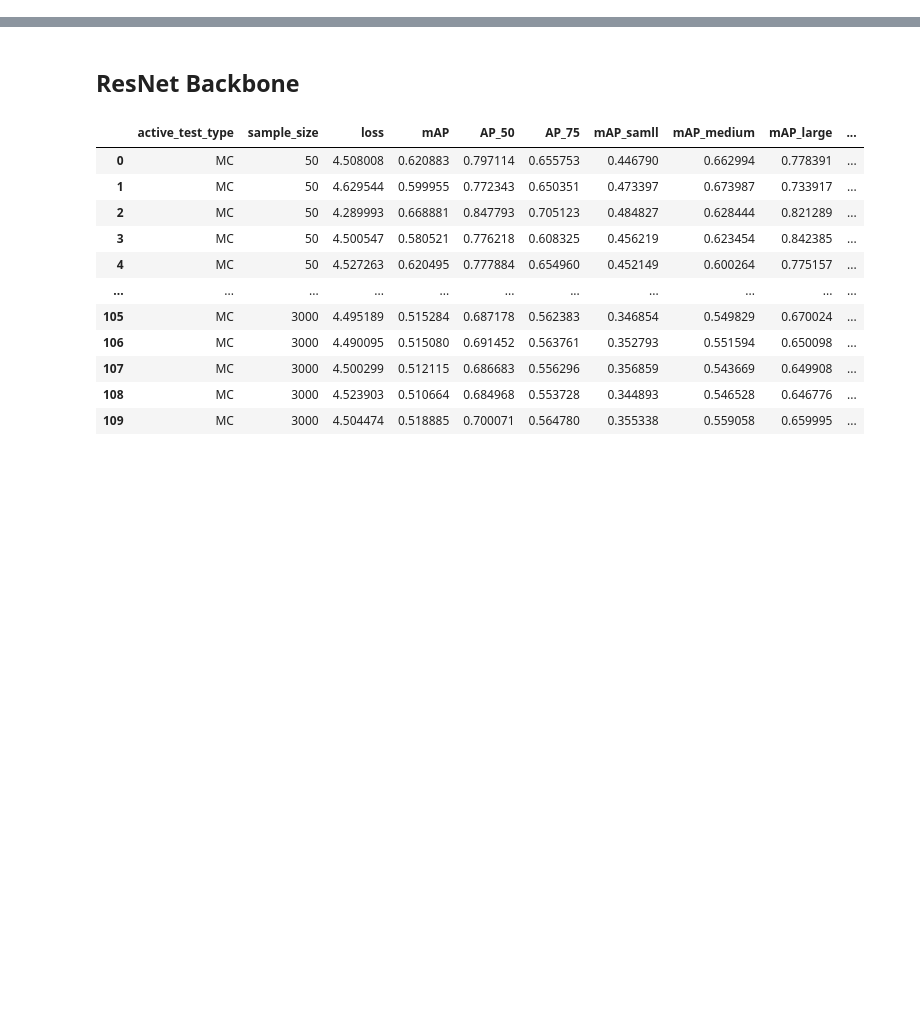
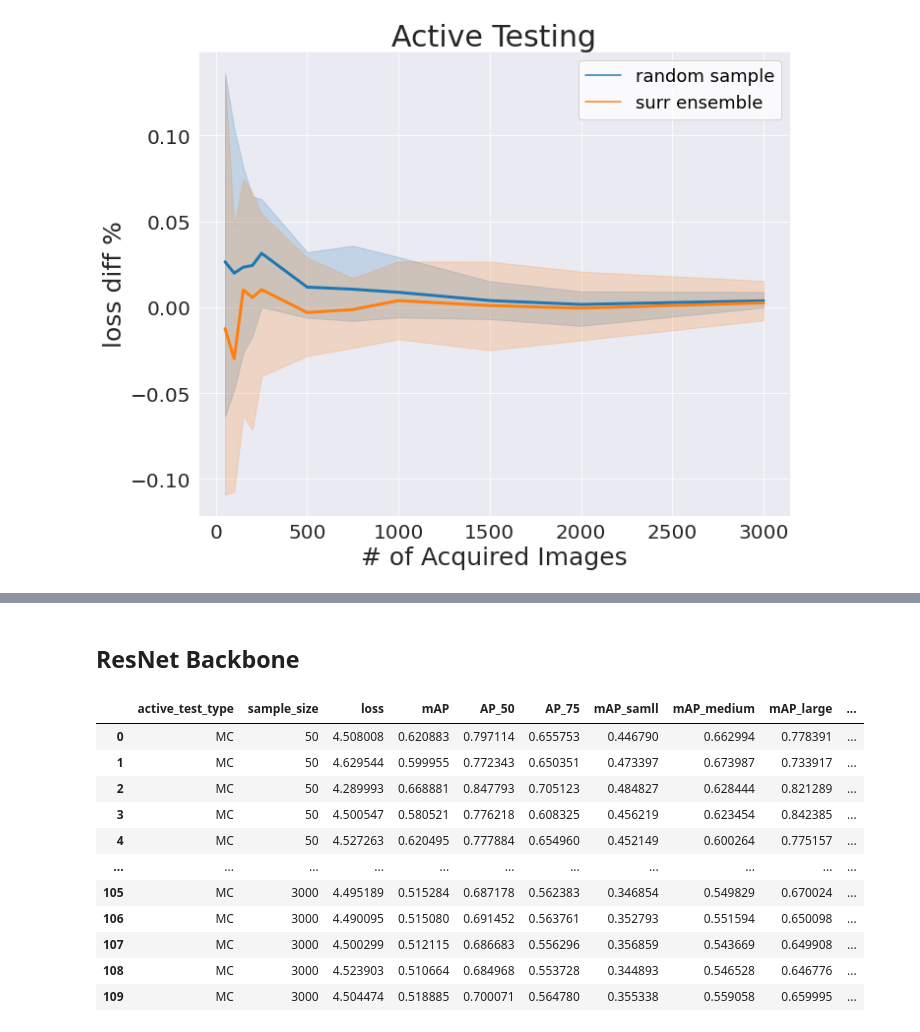
Before and after one commit to susanbao/orkspace, a Jupyter notebook: DINO/active_test_figure.ipynb, the cells around one changed output, grey strips where cells are left out. Saved outputs shown, nothing was run; the diff lists cells and outputs as text; code cells hidden in the pictures; blank space fills up the shorter version.

```diff
--- a/DINO/active_test_figure.ipynb
+++ b/DINO/active_test_figure.ipynb
@@ -101,0 +153,4 @@ def read_baseline_data(data_path):
+# %%
+plot_diff_precentage_figure_comp(results, test_whole_data, "loss")
+# %% [output]
+[figure, added]
```
Also changed, not shown: parts of 10 cells of this notebook, 1 other file.
